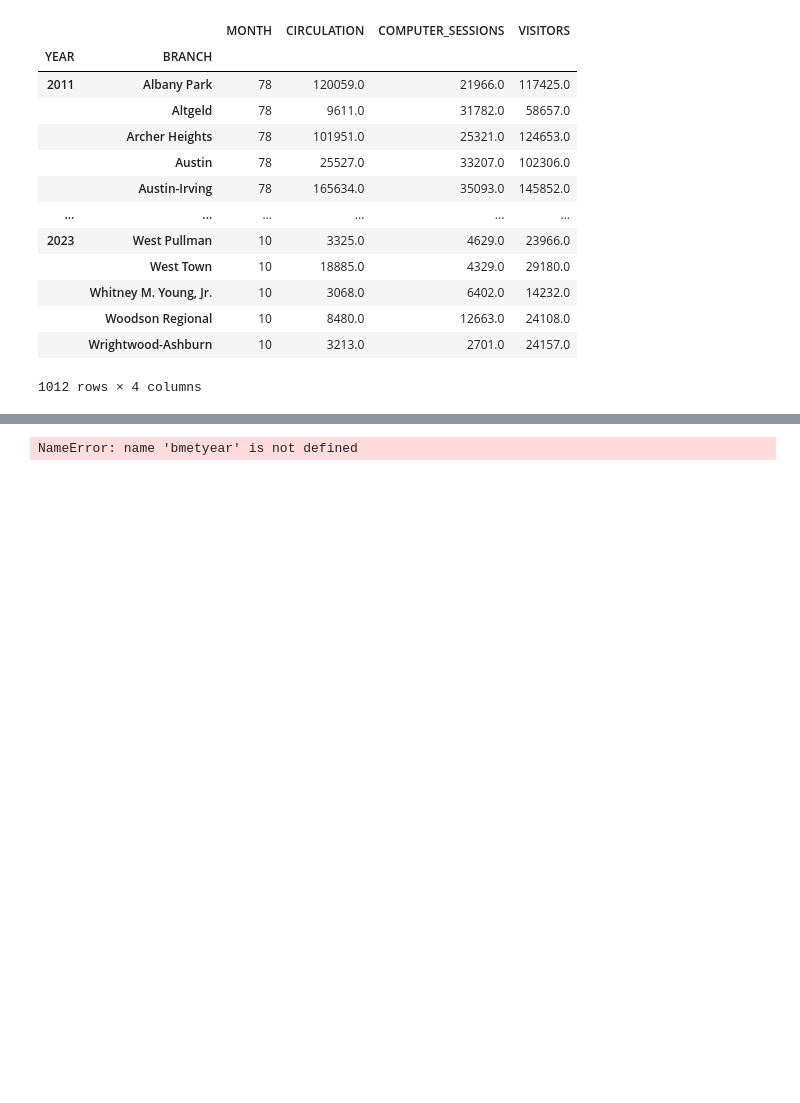
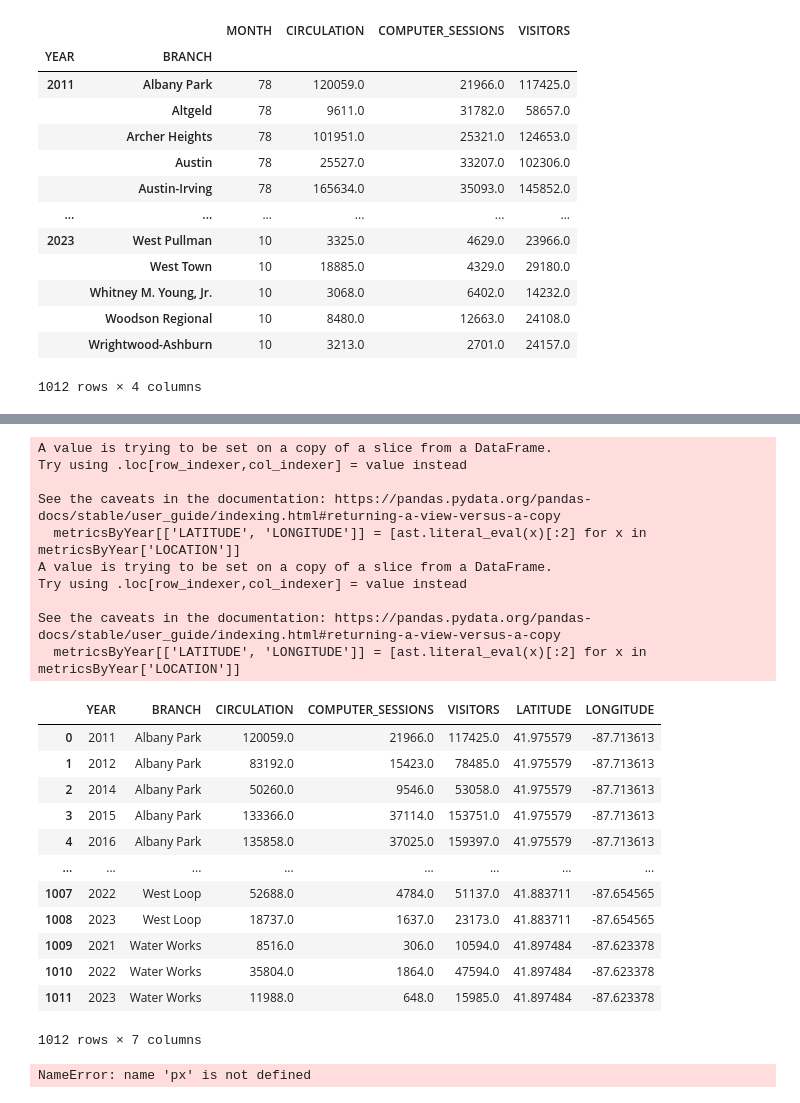
Before and after one commit to uchicago-dsi/cpl_project, a Jupyter notebook: can-summer-2023/notebooks/bubblemap_abby.ipynb, the cells around one changed output, grey strips where cells are left out. Saved outputs shown, nothing was run; the diff lists cells and outputs as text; code cells hidden in the pictures; blank space fills up the shorter version.

```diff
--- a/can-summer-2023/notebooks/bubblemap_abby.ipynb
+++ b/can-summer-2023/notebooks/bubblemap_abby.ipynb
@@ -99,0 +167,4 @@ metricsByYear
+# %%
+#replacing the branch name
+branchMetrics.loc[branchMetrics.BRANCH == 'Woodson Regional', 'BRANCH'] = 'Woodson Regional Library'
+branchMetrics.BRANCH.unique()
@@ -99,0 +189,7 @@ metricsByYear
+# %%
+#metricsByYear needs to be recreated so we can recover the data lost before the merge.
+metricsByYear = branchMetrics.groupby(['YEAR','BRANCH']).sum()
+metricsByYear.reset_index(inplace = True)
+metricsByYear = metricsByYear.merge(branchLocations)
+#Making sure there are 81 branches represented
+metricsByYear.BRANCH.unique().size
@@ -99,0 +198,4 @@ metricsByYear
+# %%
+#Dropping unnecessary data
+metricsByYear = metricsByYear[['YEAR', 'BRANCH', 'CIRCULATION', 'COMPUTER_SESSIONS', 'VISITORS', 'LOCATION']]
+metricsByYear
@@ -100,3 +216,33 @@ metricsByYear
+# %%
+#Replacing Location with longitude and latitude columns
+import ast
+metricsByYear[['LATITUDE', 'LONGITUDE']] = [ast.literal_eval(x)[:2] for x in metricsByYear['LOCATION']]
+metricsByYear = metricsByYear.drop(columns='LOCATION')
+metricsByYear
+# %% [output]
+A value is trying to be set on a copy of a slice from a DataFrame.
+Try using .loc[row_indexer,col_indexer] = value instead
+
+See the caveats in the documentation: https://pandas.pydata.org/pandas-docs/stable/user_guide/indexing.html#returning-a-view-versus-a-copy
+  metricsByYear[['LATITUDE', 'LONGITUDE']] = [ast.literal_eval(x)[:2] for x in metricsByYear['LOCATION']]
+A value is trying to be set on a copy of a slice from a DataFrame.
+Try using .loc[row_indexer,col_indexer] = value instead
+
+See the caveats in the documentation: https://pandas.pydata.org/pandas-docs/stable/user_guide/indexing.html#returning-a-view-versus-a-copy
+  metricsByYear[['LATITUDE', 'LONGITUDE']] = [ast.literal_eval(x)[:2] for x in metricsByYear['LOCATION']]
+|  | YEAR | BRANCH | CIRCULATION | COMPUTER_SESSIONS | VISITORS | LATITUDE | LONGITUDE |
+| 0 | 2011 | Albany Park | 120059.0 | 21966.0 | 117425.0 | 41.975579 | -87.713613 |
+| 1 | 2012 | Albany Park | 83192.0 | 15423.0 | 78485.0 | 41.975579 | -87.713613 |
+| 2 | 2014 | Albany Park | 50260.0 | 9546.0 | 53058.0 | 41.975579 | -87.713613 |
+| 3 | 2015 | Albany Park | 133366.0 | 37114.0 | 153751.0 | 41.975579 | -87.713613 |
+| 4 | 2016 | Albany Park | 135858.0 | 37025.0 | 159397.0 | 41.975579 | -87.713613 |
+| ... | ... | ... | ... | ... | ... | ... | ... |
+| 1007 | 2022 | West Loop | 52688.0 | 4784.0 | 51137.0 | 41.883711 | -87.654565 |
+| 1008 | 2023 | West Loop | 18737.0 | 1637.0 | 23173.0 | 41.883711 | -87.654565 |
+| 1009 | 2021 | Water Works | 8516.0 | 306.0 | 10594.0 | 41.897484 | -87.623378 |
+| 1010 | 2022 | Water Works | 35804.0 | 1864.0 | 47594.0 | 41.897484 | -87.623378 |
+| 1011 | 2023 | Water Works | 11988.0 | 648.0 | 15985.0 | 41.897484 | -87.623378 |
+1012 rows × 7 columns
 # %%
 #df is the dataframe you would use, latitude is the latitude metric, longitude is the longitude metric, branch is the library branch name column,
 #timelapse is the duration over which you want to observe your data, maptitle is the title you want for your map.
@@ -108,7 +254,7 @@ def scatterMapBoxOverTime(df,latitude,longitude,branch,metric,timelapse,maptitle
     return fig
 
 
-figureExample = scatterMapBoxOverTime(bmetyear,'LATITUDE','LONGITUDE','BRANCH','VISITORS','YEAR','This is an example')
+figureExample = scatterMapBoxOverTime(metricsByYear,'LATITUDE','LONGITUDE','BRANCH','VISITORS','YEAR','This is an example')
 figureExample.show()
 # %% [output]
-NameError: name 'bmetyear' is not defined
+NameError: name 'px' is not defined
```
Also changed, not shown: parts of 11 cells of this notebook.
